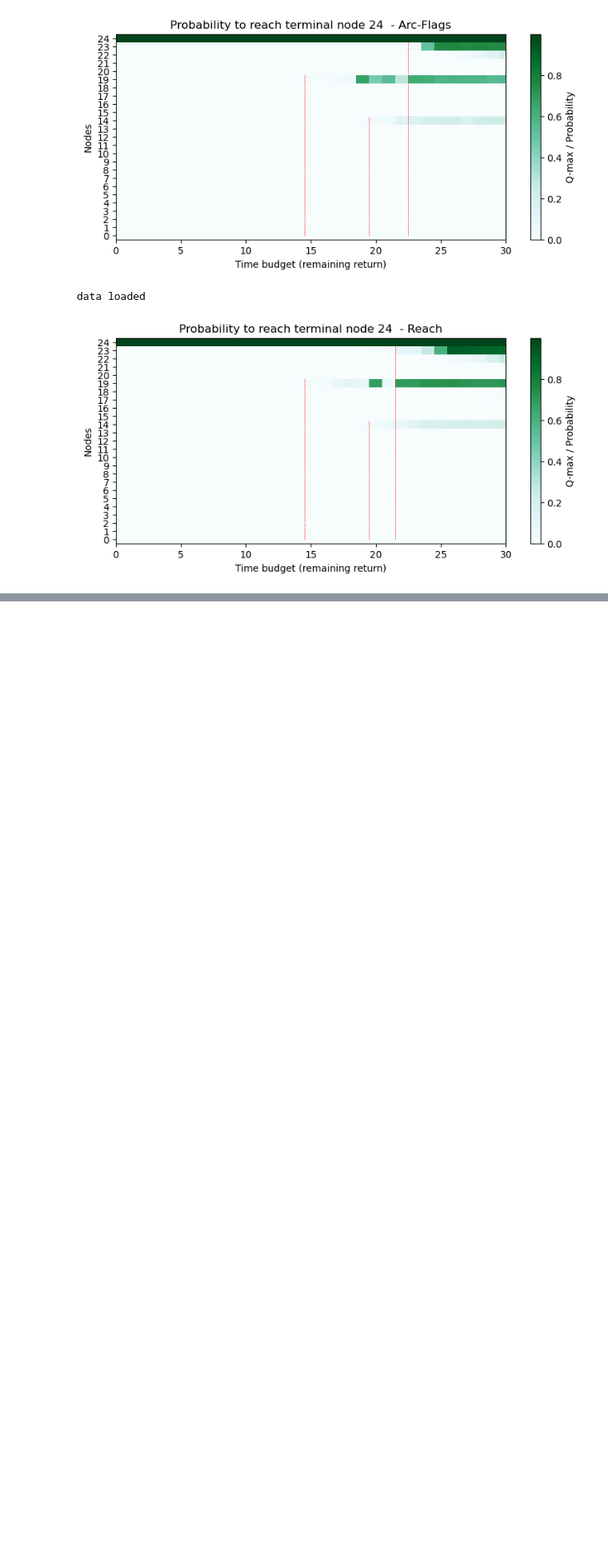
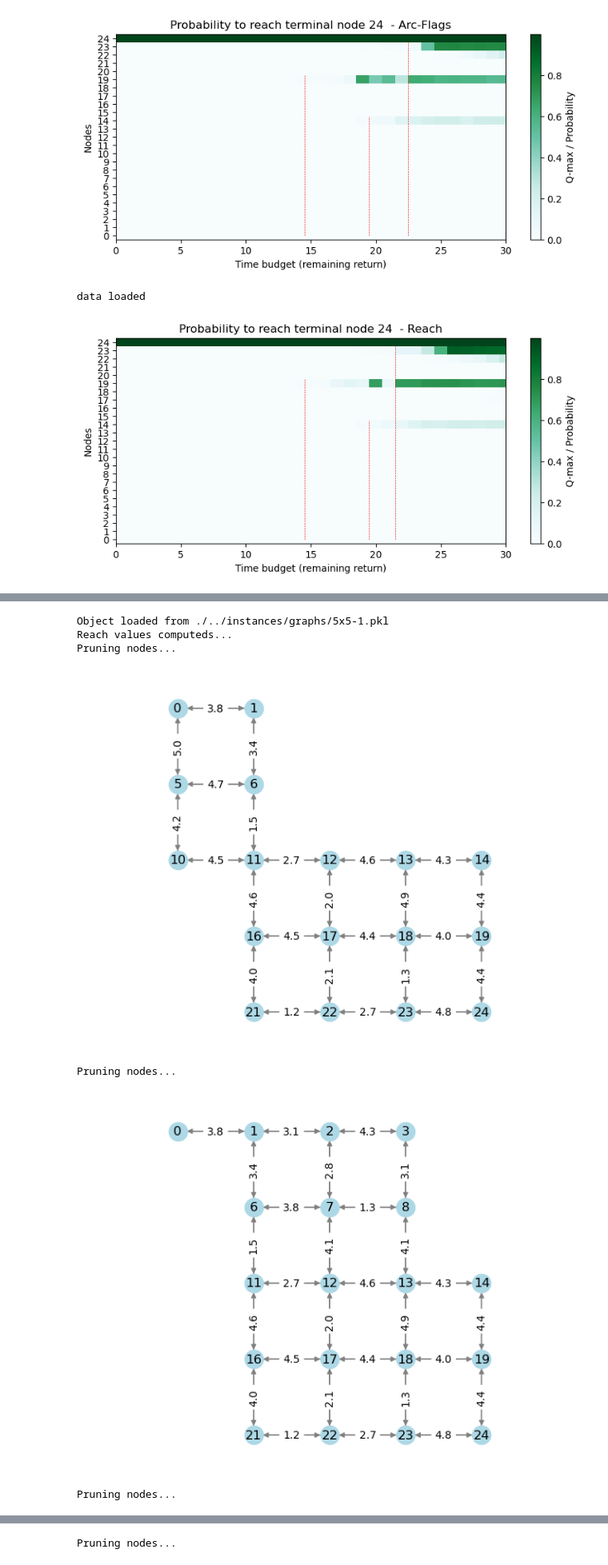
Before and after one commit to samuelepeirone/SOTA-RL, a Jupyter notebook: notebook/Plot.ipynb, the cells around one changed output, grey strips where cells are left out. Shown at 80% size. Drawn from its saved outputs; the diff is of its cells as text; code cells hidden in the pictures; blank space fills up the shorter version.

```diff
--- a/notebook/Plot.ipynb
+++ b/notebook/Plot.ipynb
@@ -153,5 +133,0 @@ Reach R2L training time: 3.63s
-# %%
-path_graph = "./../instances/graphs/5x5-1.pkl"
-graph = Utils.load_object(path_graph)
-
-plt1 = R2LPlot(graph, "./../instances/trained/grid_5x5-1_100k10k-gn.pkl")
@@ -163,0 +216,39 @@ data loaded
+# %%
+graph = Utils.load_object("./../instances/graphs/5x5-1.pkl")
+d = Dijkstra(graph.get_adjacency_matrix())
+r = detReach(graph, d)
+r.reach_computation()
+r.reach_pruning(0, 24)
+r.print_graph()
+
+r.reset_graph()
+r.reach_pruning(1, 24)
+r.print_graph()
+
+r.reset_graph()
+r.reach_pruning(6, 24)
+r.print_graph()
+
+r.reset_graph()
+r.reach_pruning(11, 24)
+r.print_graph()
+
+r.reset_graph()
+r.reach_pruning(12, 24)
+r.print_graph()
+
+r.reset_graph()
+r.reach_pruning(17, 24)
+r.print_graph()
+
+r.reset_graph()
+r.reach_pruning(22, 24)
+r.print_graph()
+# %% [output]
+Object loaded from ./../instances/graphs/5x5-1.pkl
+Reach values computeds...
+Pruning nodes...
+[figure, added]
+Pruning nodes...
+[figure, added]
+Pruning nodes...
@@ -163,0 +256 @@ data loaded
+Pruning nodes...
```
Also changed, not shown: parts of 10 cells of this notebook, 42 other files.
